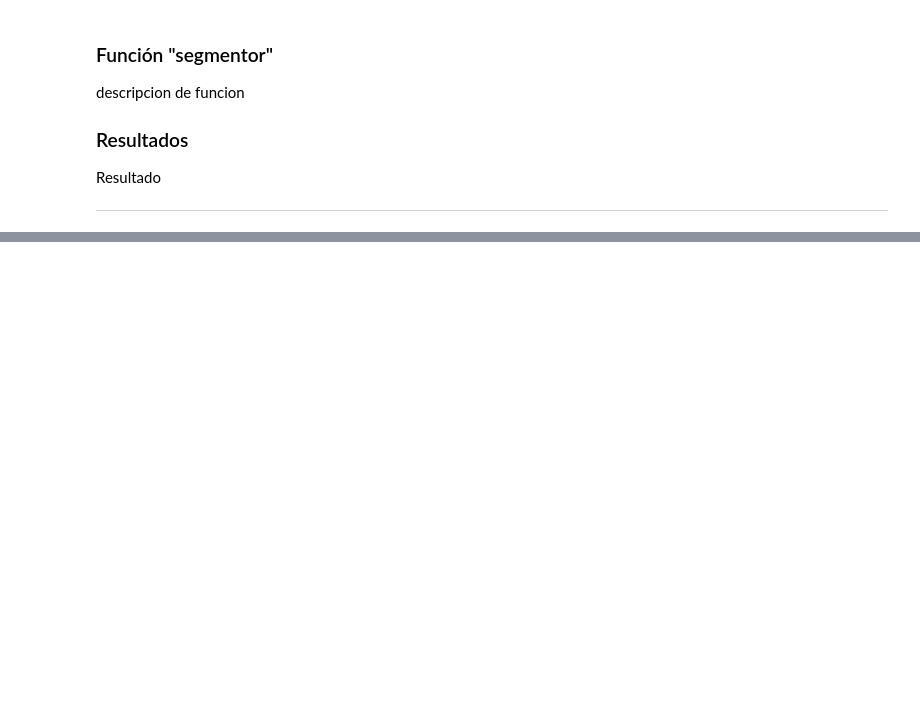
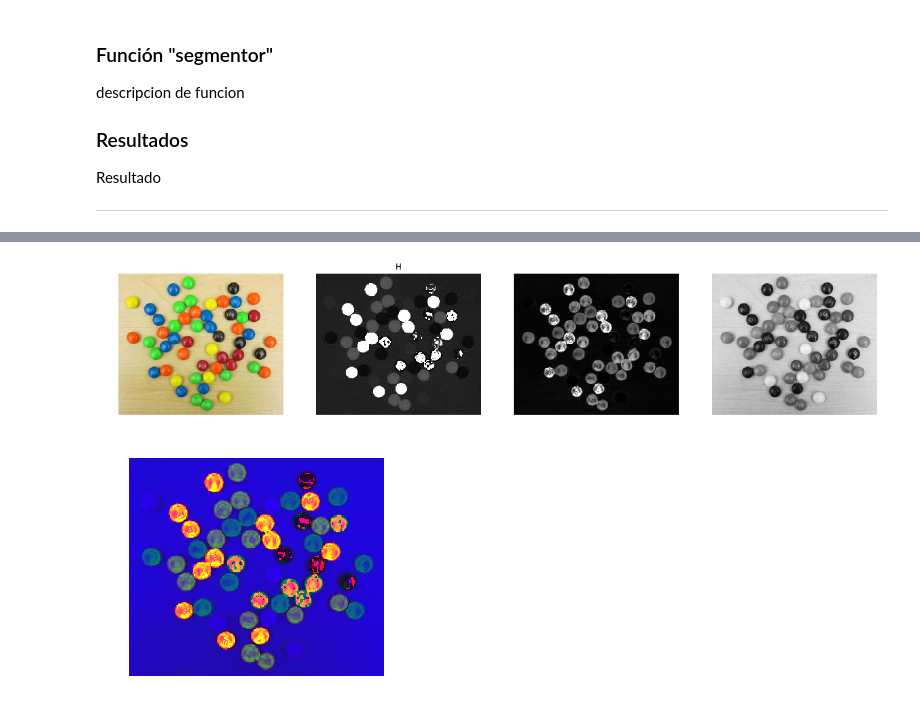
Before and after one commit to Jorgee1/Journey-to-PDI, a Jupyter notebook: Taller_4/problem_set_4.ipynb, the cells around one changed output, grey strips where cells are left out. Drawn from its saved outputs; the diff is of its cells as text; code cells hidden in the pictures; blank space fills up the shorter version.

```diff
--- a/Taller_4/problem_set_4.ipynb
+++ b/Taller_4/problem_set_4.ipynb
@@ -581,0 +536,63 @@ plt.show()
+# %%
+def RGB2HSI(img,flag):   #Funcion para pasar de RGB a HSI
+    height,widht,_= img.shape        #se obtienen las dimensiones de la imagen
+
+    H=np.zeros((height,widht))       #se crea una matriz de ceros con las dimensiones de la imagen para la matiz
+    S=np.zeros((height,widht))       #se crea una matriz de ceros con las dimensiones de la imagen para la saturacion
+    I=np.zeros((height,widht))       #se crea una matriz de ceros con las dimensiones de la imagen para la intensidad
+
+    nImg = np.zeros(img.shape)
+    nImg = cv2.normalize(img,nImg,0.0,1.0,cv2.NORM_MINMAX,cv2.CV_32FC1)
+    R,G,B = cv2.split(nImg)
+
+
+    pt = (R-G) + (R-B)
+    pb = 1e-34 + ((    ((R-G)**2)    +    ((R-B)*(G-B))    )**0.5)
+
+    H = np.rad2deg(np.arccos(0.5* ( pt/pb )))
+    H = np.uint16(H+((360-H)*np.uint32(B>G)))
+    H = cv2.normalize(H,H,0,1,cv2.NORM_MINMAX,cv2.CV_32FC1)
+
+    S = 1 - ( ( 3*  (np.minimum(R,G,B)) ) / (R+G+B) )
+
+    I = (1/3)*(R+G+B)
+
+    if flag == 0:
+        return [H,S,I]
+    else:
+
+        return cv2.merge([H,S,I])
+
+
+
+
+img = files["color"]["mms"]
+
+img_hsi = RGB2HSI(img,0)
+
+plt.figure(figsize=(20,20))
+
+plt.subplot(1,4,1)
+plt.imshow(img)
+plt.axis("off")
+
+plt.subplot(1,4,2)
+plt.imshow(img_hsi[0], cmap = "gray")
+plt.title("H")
+plt.axis("off")
+
+plt.subplot(1,4,3)
+plt.imshow(img_hsi[1], cmap = "gray")
+plt.axis("off")
+
+plt.subplot(1,4,4)
+plt.imshow(img_hsi[2], cmap = "gray")
+plt.axis("off")
+plt.show()
+
+plt.imshow(RGB2HSI(img,1))
+plt.axis("off")
+plt.show()
+# %% [output]
+[figure, added]
+[figure, added]
```
Also changed, not shown: parts of 3 cells of this notebook.
